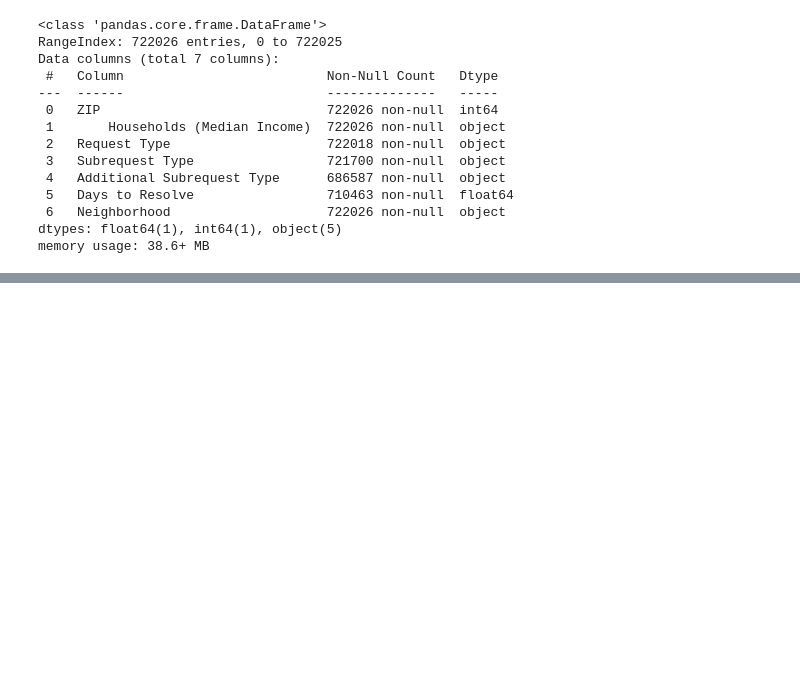
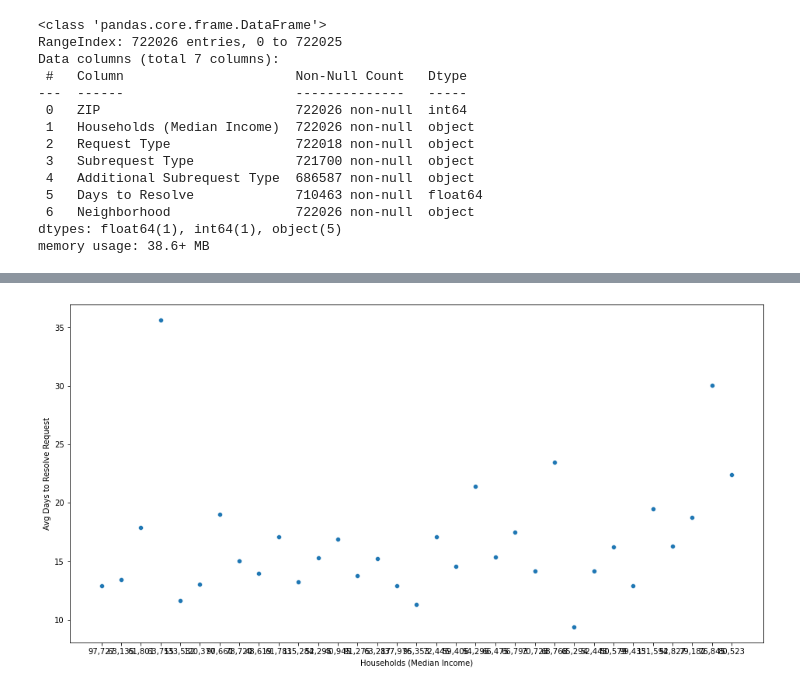
Before and after one commit to PrestonSpencer/Capstone-Nashville-Software-School-Nashville-311-Analysis, a Jupyter notebook: notebooks/visuals_and_analysis.ipynb, the cells around one changed output, grey strips where cells are left out. Drawn from its saved outputs; the diff is of its cells as text; code cells hidden in the pictures; blank space fills up the shorter version.

```diff
--- a/notebooks/visuals_and_analysis.ipynb
+++ b/notebooks/visuals_and_analysis.ipynb
@@ -22,6 +22,8 @@ main_df
 | 722024 | 37228 | 1,249 | 496 | 533 | 0.0 | 16 | ... |
 | 722025 | 37228 | 1,249 | 496 | 533 | 0.0 | 16 | ... |
 722026 rows × 55 columns
+# %%
+main_df.columns = main_df.columns.str.strip()
 # %%
 main_df.info()
 # %% [output]
@@ -96,0 +103,10 @@ KeyError: "Columns not found: 'Households (Median Income)'"
+# %%
+def resolve_mean(income_zips):
+    return income_zips['Days to Resolve'].mean()
+income_zips_group = income_zips.groupby(['Neighborhood', 'Households (Median Income)']).apply(resolve_mean)
+income_zips_group = income_zips_group.reset_index()
+plt.figure(figsize = (16, 8))
+sns.scatterplot(data = income_zips_group, x = 'Households (Median Income)', y = 0)
+plt.ylabel('Avg Days to Resolve Request');
+# %% [output]
+[figure, added]
```
Also changed, not shown: parts of 3 cells of this notebook, 2 other files.
